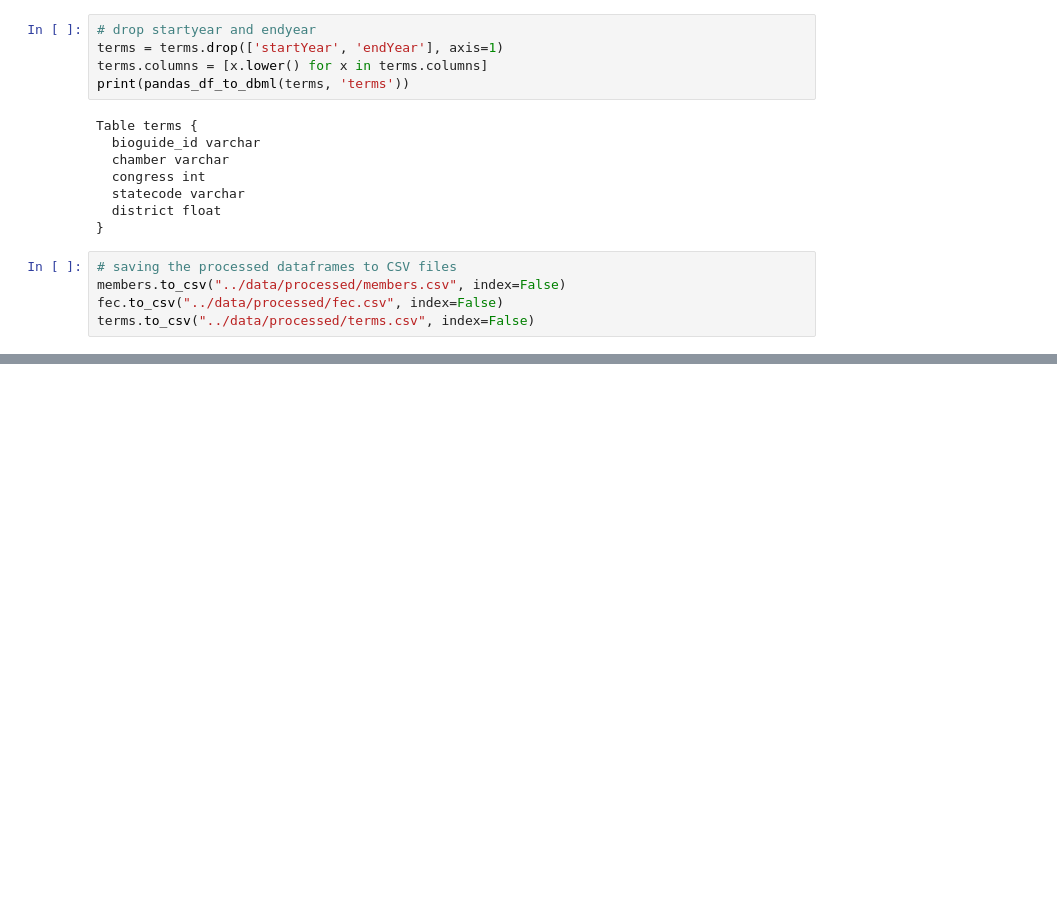
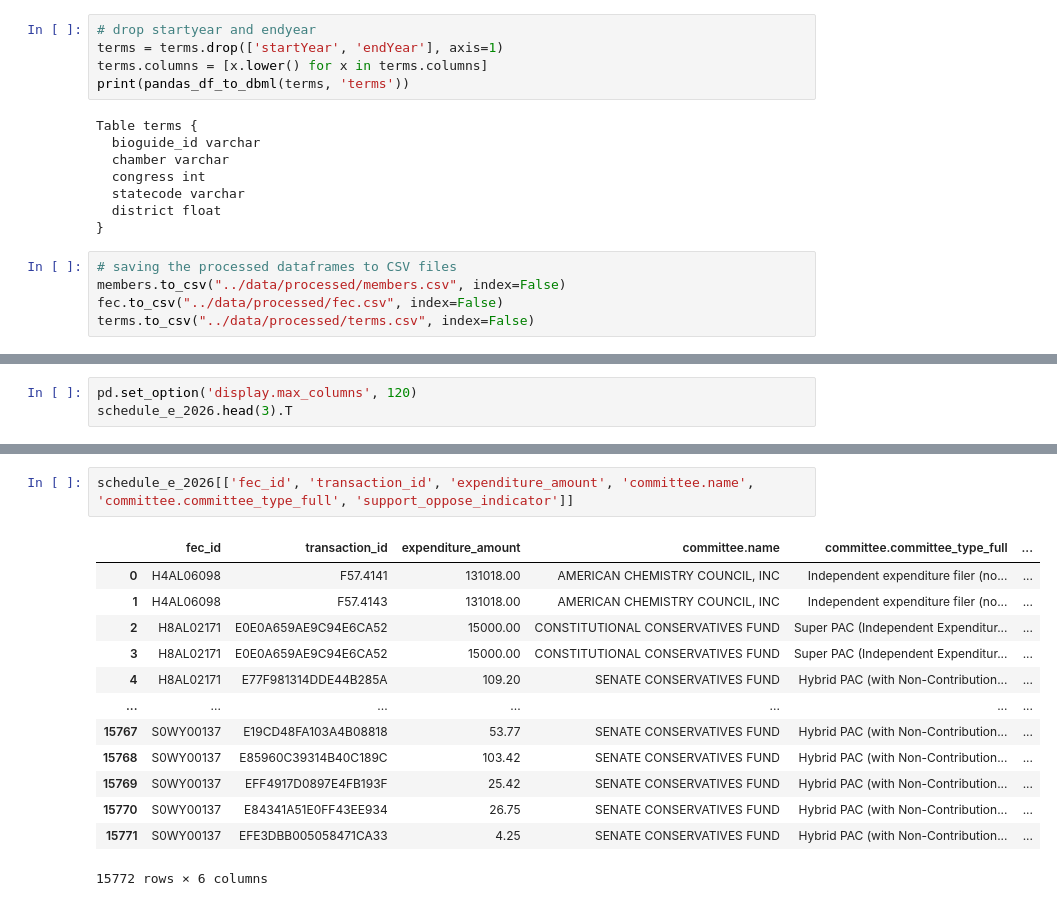
Before and after one commit to Graviton12/congress_transparency_class26, a Jupyter notebook: notebooks/demo_10_15_2026.ipynb, the cells around one changed output, grey strips where cells are left out. Saved outputs shown, nothing was run; the diff lists cells and outputs as text; blank space fills up the shorter version.

```diff
--- a/notebooks/demo_10_15_2026.ipynb
+++ b/notebooks/demo_10_15_2026.ipynb
@@ -362,0 +576,3 @@ terms.to_csv("../data/processed/terms.csv", index=False)
+# %%
+pd.set_option('display.max_columns', 120)
+schedule_e_2026.head(3).T
@@ -362,0 +621,16 @@ terms.to_csv("../data/processed/terms.csv", index=False)
+# %%
+schedule_e_2026[['fec_id', 'transaction_id', 'expenditure_amount', 'committee.name', 'committee.committee_type_full', 'support_oppose_indicator']]
+# %% [output]
+|  | fec_id | transaction_id | expenditure_amount | committee.name | committee.committee_type_full | ... |
+| 0 | H4AL06098 | F57.4141 | 131018.00 | AMERICAN CHEMISTRY COUNCIL, INC | Independent expenditure filer (no... | ... |
+| 1 | H4AL06098 | F57.4143 | 131018.00 | AMERICAN CHEMISTRY COUNCIL, INC | Independent expenditure filer (no... | ... |
+| 2 | H8AL02171 | E0E0A659AE9C94E6CA52 | 15000.00 | CONSTITUTIONAL CONSERVATIVES FUND | Super PAC (Independent Expenditur... | ... |
+| 3 | H8AL02171 | E0E0A659AE9C94E6CA52 | 15000.00 | CONSTITUTIONAL CONSERVATIVES FUND | Super PAC (Independent Expenditur... | ... |
+| 4 | H8AL02171 | E77F981314DDE44B285A | 109.20 | SENATE CONSERVATIVES FUND | Hybrid PAC (with Non-Contribution... | ... |
+| ... | ... | ... | ... | ... | ... | ... |
+| 15767 | S0WY00137 | E19CD48FA103A4B08818 | 53.77 | SENATE CONSERVATIVES FUND | Hybrid PAC (with Non-Contribution... | ... |
+| 15768 | S0WY00137 | E85960C39314B40C189C | 103.42 | SENATE CONSERVATIVES FUND | Hybrid PAC (with Non-Contribution... | ... |
+| 15769 | S0WY00137 | EFF4917D0897E4FB193F | 25.42 | SENATE CONSERVATIVES FUND | Hybrid PAC (with Non-Contribution... | ... |
+| 15770 | S0WY00137 | E84341A51E0FF43EE934 | 26.75 | SENATE CONSERVATIVES FUND | Hybrid PAC (with Non-Contribution... | ... |
+| 15771 | S0WY00137 | EFE3DBB005058471CA33 | 4.25 | SENATE CONSERVATIVES FUND | Hybrid PAC (with Non-Contribution... | ... |
+15772 rows × 6 columns
```
Also changed, not shown: parts of 21 cells of this notebook.
